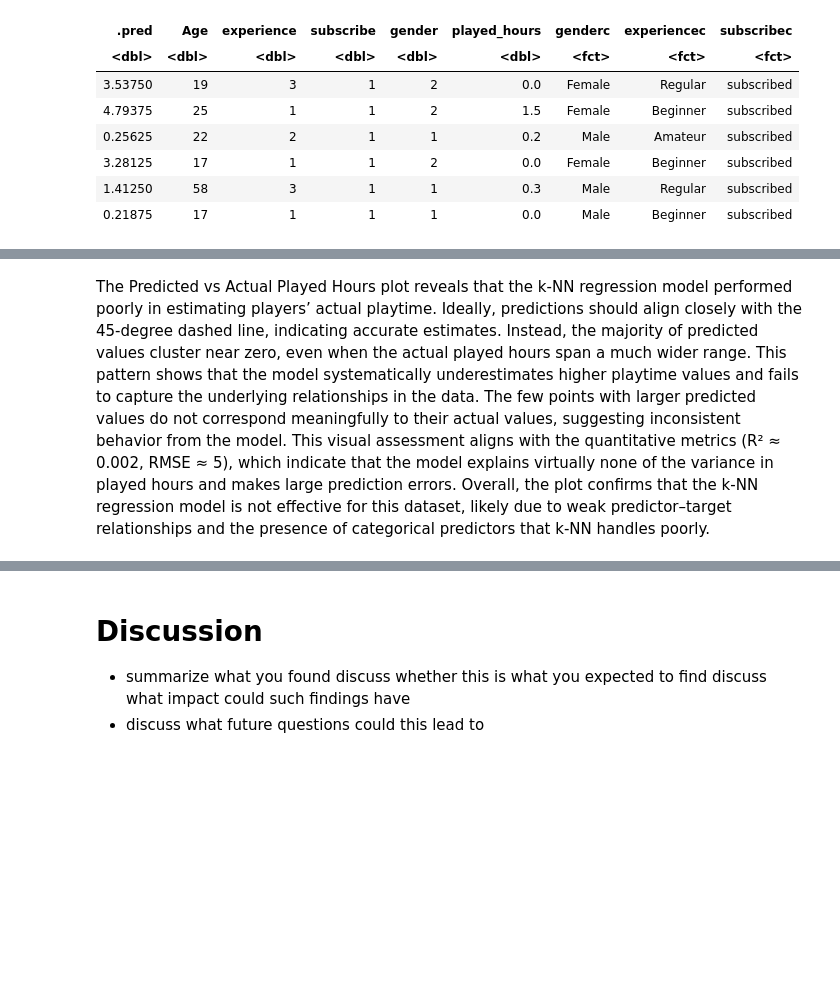
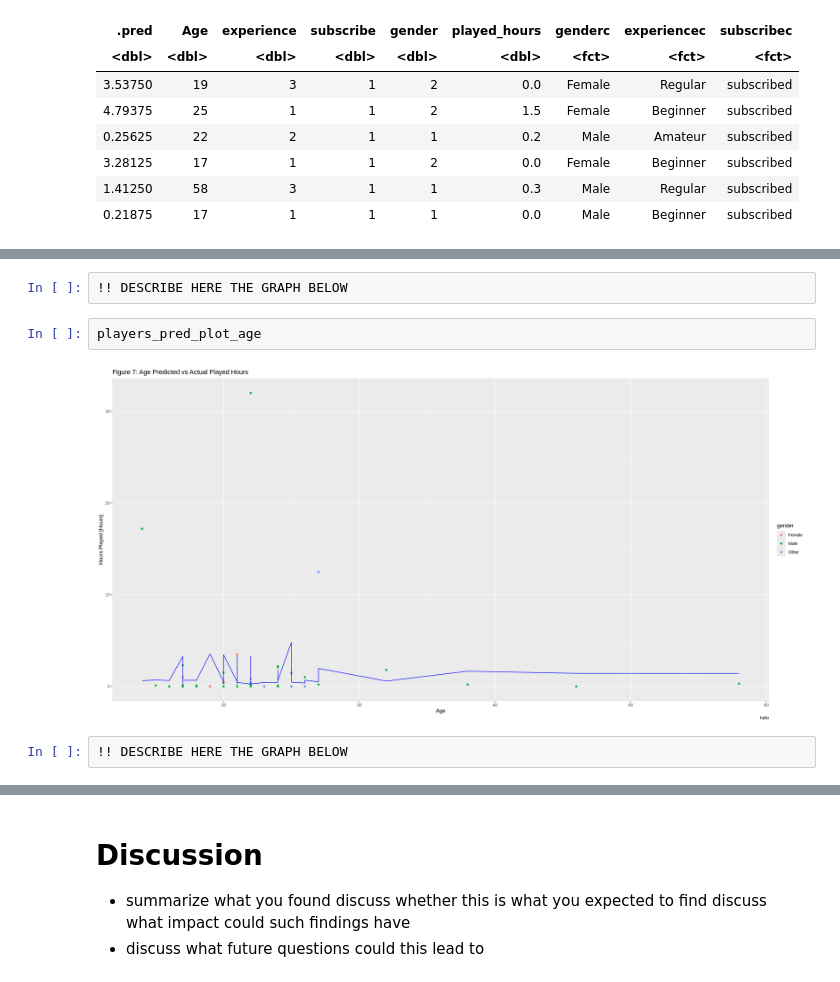
Before and after one commit to ctrl-tiramisu/dsci100-group-008, a Jupyter notebook: group 8 report-Copy1.ipynb, the cells around one changed output, grey strips where cells are left out. Saved outputs shown, nothing was run; the diff lists cells and outputs as text; blank space fills up the shorter version.

```diff
--- a/group 8 report-Copy1.ipynb
+++ b/group 8 report-Copy1.ipynb
@@ -565,2 +582,8 @@ players_pred_plot_experience <- players_characters |>
-# %% [markdown]
-The Predicted vs Actual Played Hours plot reveals that the k-NN regression model performed poorly in estimating players’ actual playtime. Ideally, predictions should align closely with the 45-degree dashed line, indicating accurate estimates. Instead, the majority of predicted values cluster near zero, even when the actual played hours span a much wider range. This pattern shows that the model systematically underestimates higher playtime values and fails to capture the underlying relationships in the data. The few points with larger predicted values do not correspond meaningfully to their actual values, suggesting inconsistent behavior from the model. This visual assessment aligns with the quantitative metrics (R² ≈ 0.002, RMSE ≈ 5), which indicate that the model explains virtually none of the variance in played hours and makes large prediction errors. Overall, the plot confirms that the k-NN regression model is not effective for this dataset, likely due to weak predictor–target relationships and the presence of categorical predictors that k-NN handles poorly.
+# %%
+!! DESCRIBE HERE THE GRAPH BELOW
+# %%
+players_pred_plot_age
+# %% [output]
+[figure, added]
+# %%
+!! DESCRIBE HERE THE GRAPH BELOW
```
Also changed, not shown: parts of 21 cells of this notebook.
